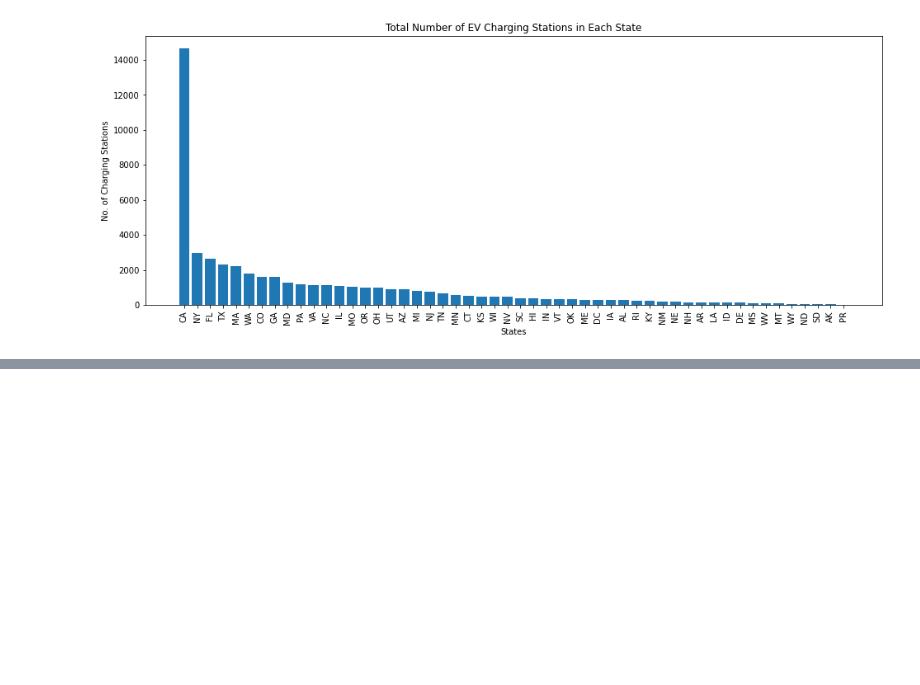
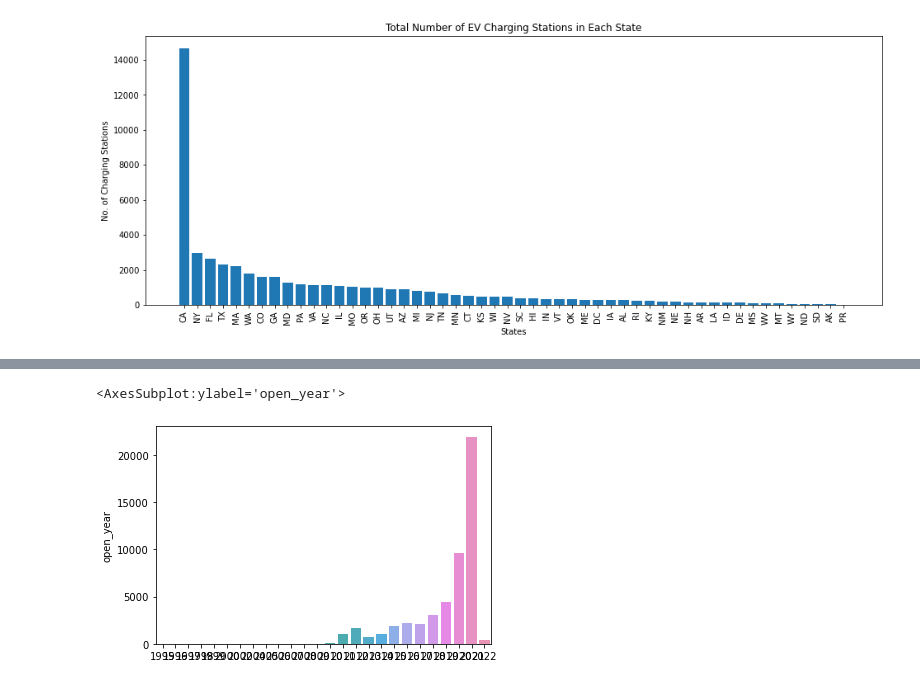
Before and after one commit to rayy-32/ev-station-analysis-and-mapping, a Jupyter notebook: evstations.ipynb, the cells around one changed output, grey strips where cells are left out. Cells and saved outputs as stored; diff of their text form; code cells hidden in the pictures; blank space fills up the shorter version.

```diff
--- a/evstations.ipynb
+++ b/evstations.ipynb
@@ -263,3 +279,8 @@ plt.show()
+# %%
+sns.barplot(x=indx_yr, y=yr_count)
+# %% [output]
+<AxesSubplot:ylabel='open_year'>
+[figure, added]
 # %%
 #Seeing connector types throughout different areas
 #stations.CHADEMO.value_counts()
```
Also changed, not shown: parts of 4 cells of this notebook.
